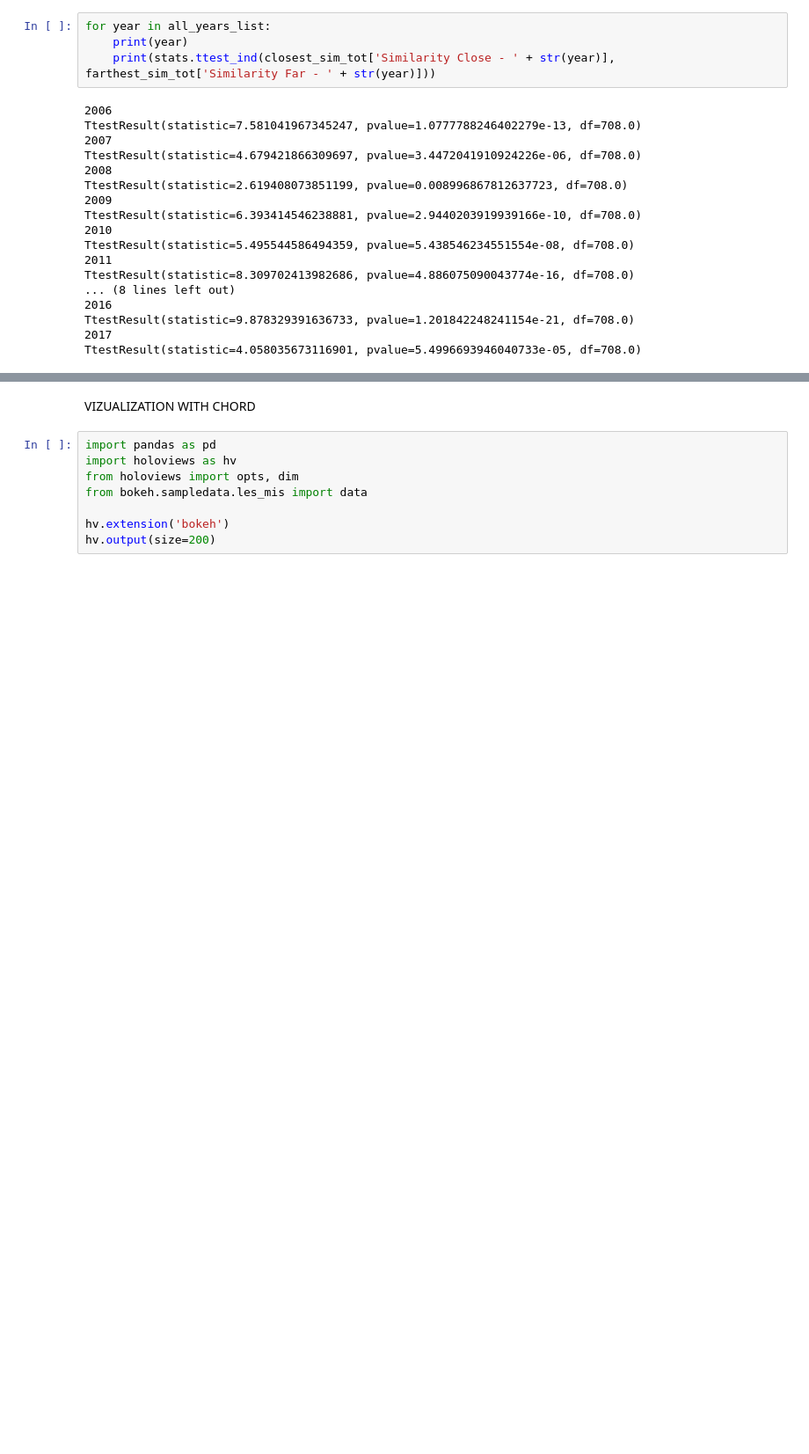
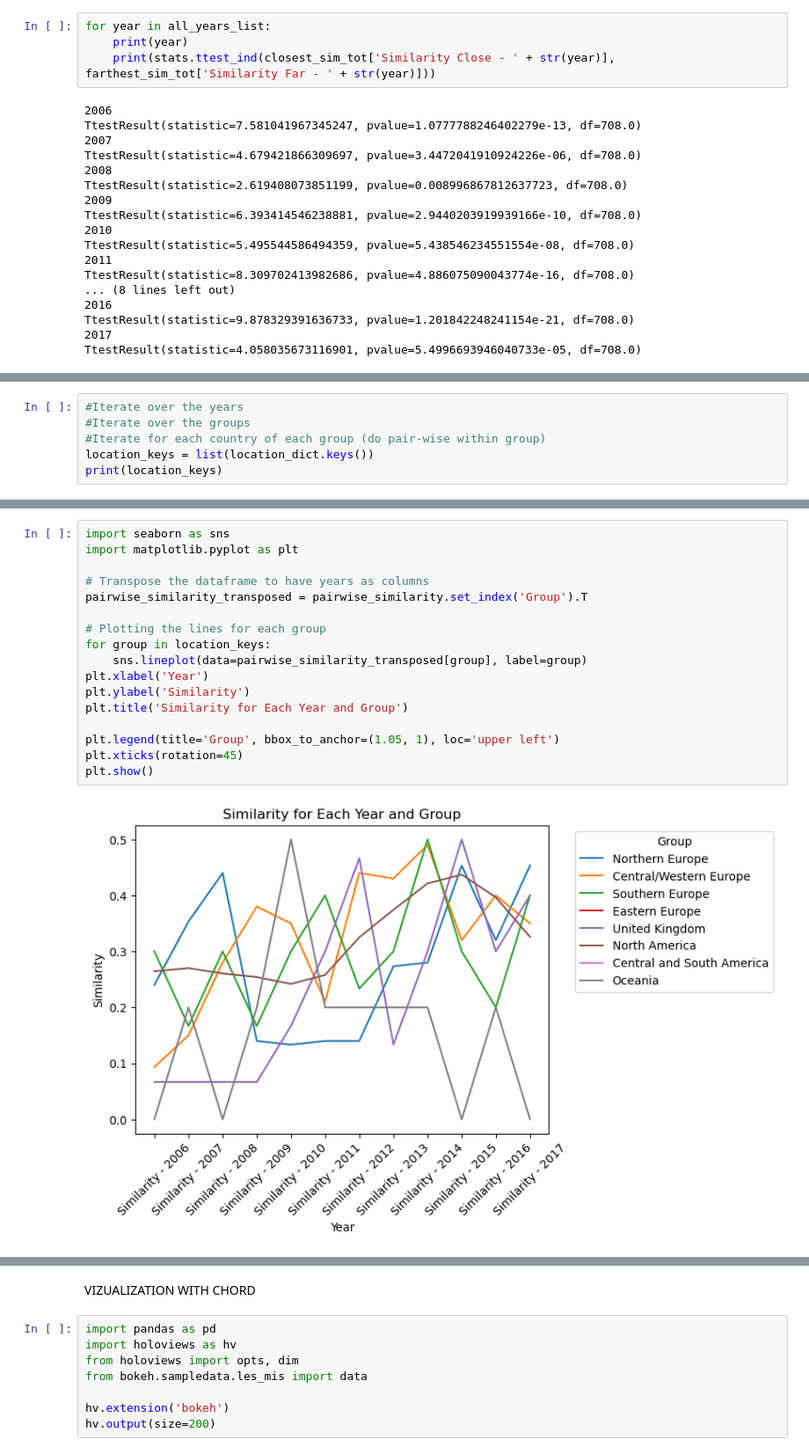
Before and after one commit to epfl-ada/ada-2023-project-vivalavada, a Jupyter notebook: p3_similarities.ipynb, the cells around one changed output, grey strips where cells are left out. Shown at 88% size. Drawn from its saved outputs; the diff is of its cells as text; blank space fills up the shorter version.

Commit message:
tests on the similarity by groups - no clear trend

```diff
--- a/p3_similarities.ipynb
+++ b/p3_similarities.ipynb
@@ -923,0 +947,6 @@ def k_closest_and_farthest_locations(k, all_differences_dict): # returns the k c
+# %%
+#Iterate over the years
+#Iterate over the groups
+#Iterate for each country of each group (do pair-wise within group)
+location_keys = list(location_dict.keys())
+print(location_keys)
@@ -923,0 +1020,19 @@ def k_closest_and_farthest_locations(k, all_differences_dict): # returns the k c
+# %%
+import seaborn as sns
+import matplotlib.pyplot as plt
+
+# Transpose the dataframe to have years as columns
+pairwise_similarity_transposed = pairwise_similarity.set_index('Group').T
+
+# Plotting the lines for each group
+for group in location_keys:
+    sns.lineplot(data=pairwise_similarity_transposed[group], label=group)
+plt.xlabel('Year')
+plt.ylabel('Similarity')
+plt.title('Similarity for Each Year and Group')
+
+plt.legend(title='Group', bbox_to_anchor=(1.05, 1), loc='upper left')
+plt.xticks(rotation=45)
+plt.show()
+# %% [output]
+[figure, added]
```
Also changed, not shown: parts of 19 cells of this notebook.
